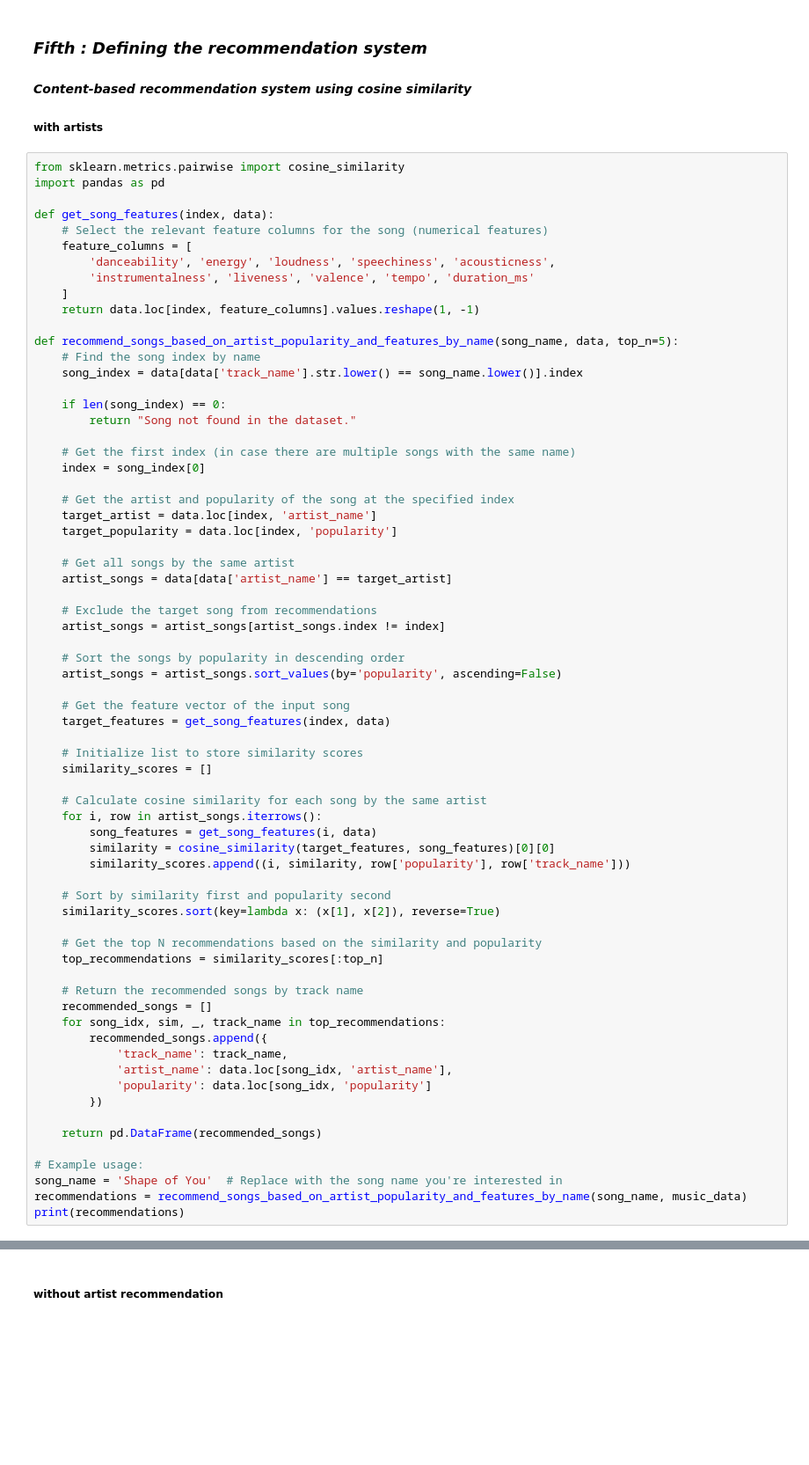
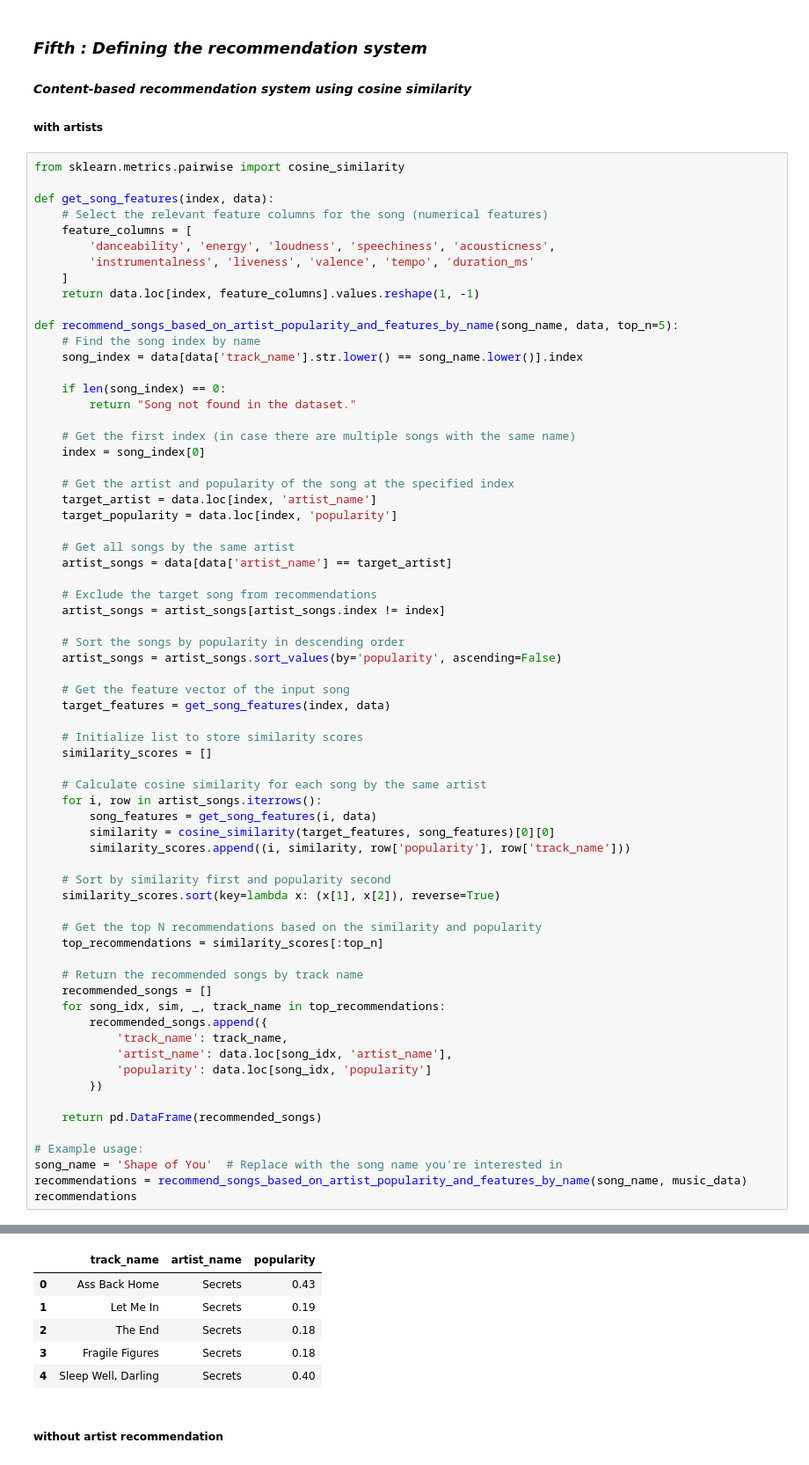
Before and after one commit to Eldamarany1/Music-Recommender-System-Spotify-Dataset-, a Jupyter notebook: music-rec-system-using-spotify-dataset.ipynb, the cells around one changed output, grey strips where cells are left out. Shown at 88% size. Drawn from its saved outputs; the diff is of its cells as text; blank space fills up the shorter version.

```diff
--- a/music-rec-system-using-spotify-dataset.ipynb
+++ b/music-rec-system-using-spotify-dataset.ipynb
@@ -177,7 +177,6 @@ music_data.head()
 ##### with artists
 # %%
 from sklearn.metrics.pairwise import cosine_similarity
-import pandas as pd
 
 def get_song_features(index, data):
     # Select the relevant feature columns for the song (numerical features)
@@ -242,5 +241,5 @@ def recommend_songs_based_on_artist_popularity_and_features_by_name(song_name, d
 # Example usage:
 song_name = 'Shape of You'  # Replace with the song name you're interested in
 recommendations = recommend_songs_based_on_artist_popularity_and_features_by_name(song_name, music_data)
-print(recommendations)
+recommendations
 # %% [output]
@@ -253,3 +246,9 @@ print(recommendations)
+|  | track_name | artist_name | popularity |
+| 0 | Ass Back Home | Secrets | 0.43 |
+| 1 | Let Me In | Secrets | 0.19 |
+| 2 | The End | Secrets | 0.18 |
+| 3 | Fragile Figures | Secrets | 0.18 |
+| 4 | Sleep Well, Darling | Secrets | 0.40 |
 # %% [markdown]
 ##### without artist recommendation
 # %%
```
Also changed, not shown: parts of 19 cells of this notebook, 1 other file.
